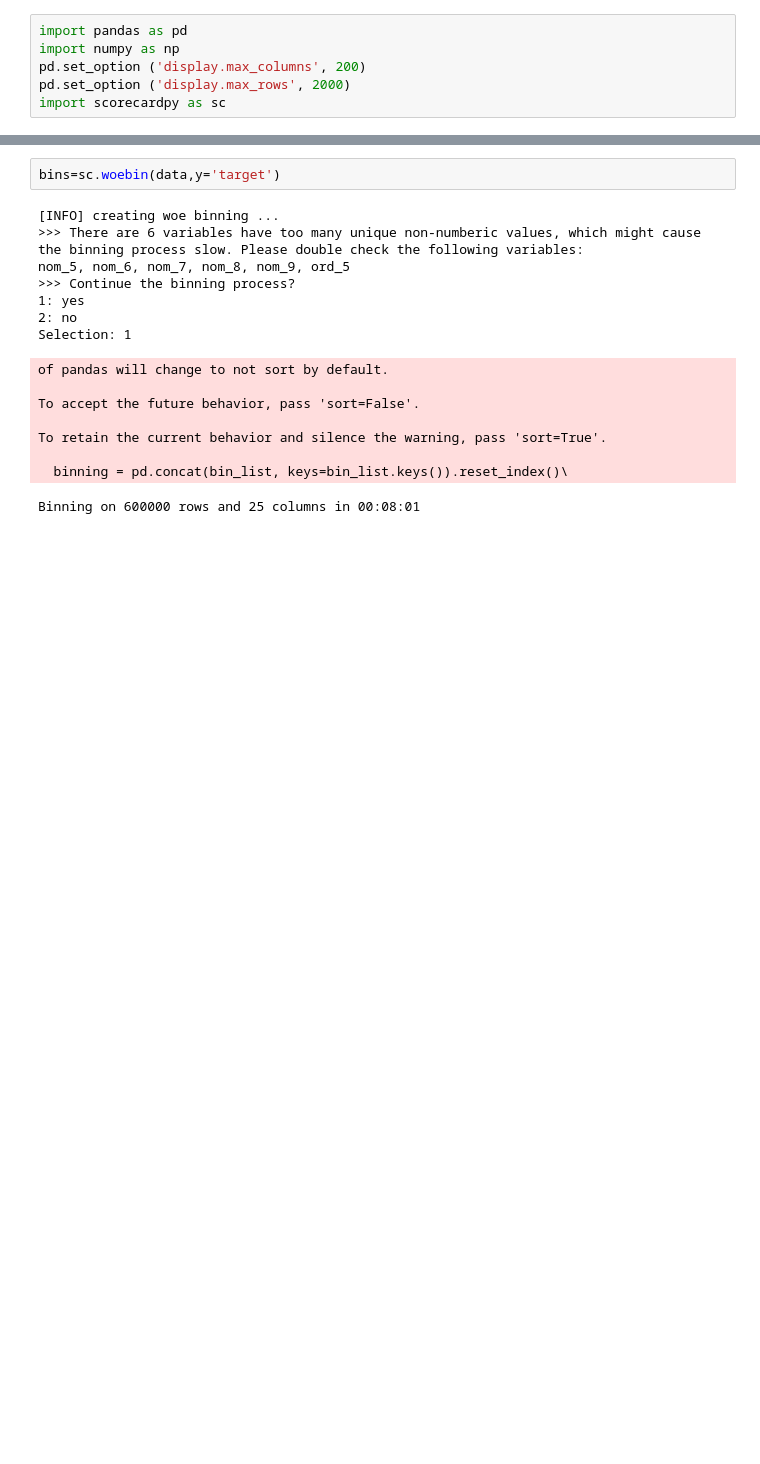
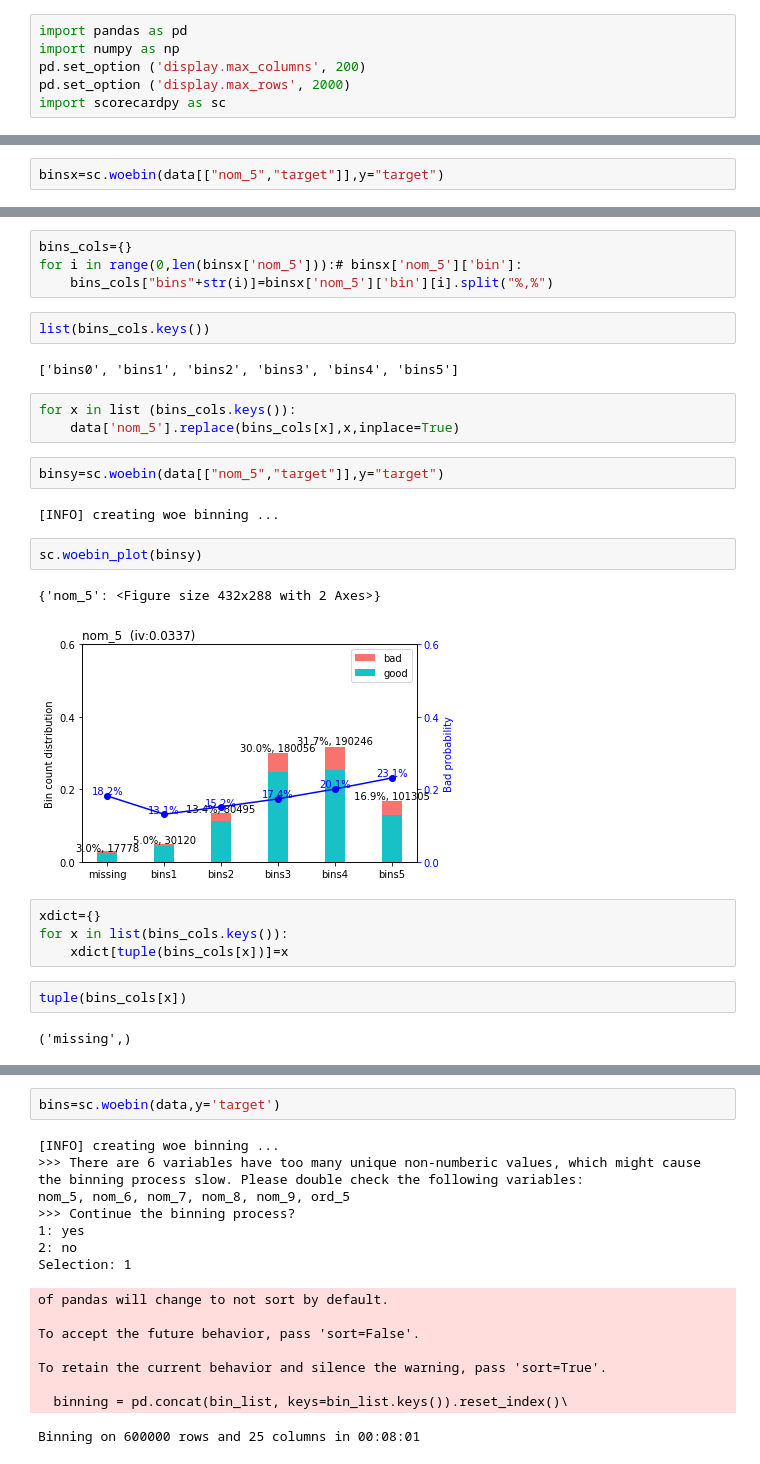
Before and after one commit to bqxiao123/Categorical-Feature-Encoding-Challenge-II, a Jupyter notebook: Untitled.ipynb, the cells around one changed output, grey strips where cells are left out. Drawn from its saved outputs; the diff is of its cells as text; blank space fills up the shorter version.

```diff
--- a/Untitled.ipynb
+++ b/Untitled.ipynb
@@ -39,0 +121,2 @@ memory usage: 114.4+ MB
+# %%
+binsx=sc.woebin(data[["nom_5","target"]],y="target")
@@ -39,0 +149,28 @@ memory usage: 114.4+ MB
+# %%
+bins_cols={}
+for i in range(0,len(binsx['nom_5'])):# binsx['nom_5']['bin']:
+    bins_cols["bins"+str(i)]=binsx['nom_5']['bin'][i].split("%,%")
+# %%
+list(bins_cols.keys())
+# %% [output]
+['bins0', 'bins1', 'bins2', 'bins3', 'bins4', 'bins5']
+# %%
+for x in list (bins_cols.keys()):
+    data['nom_5'].replace(bins_cols[x],x,inplace=True)
+# %%
+binsy=sc.woebin(data[["nom_5","target"]],y="target")
+# %% [output]
+[INFO] creating woe binning ...
+# %%
+sc.woebin_plot(binsy)
+# %% [output]
+{'nom_5': <Figure size 432x288 with 2 Axes>}
+[figure, added]
+# %%
+xdict={}
+for x in list(bins_cols.keys()):
+    xdict[tuple(bins_cols[x])]=x
+# %%
+tuple(bins_cols[x])
+# %% [output]
+('missing',)
```
Also changed, not shown: parts of 20 cells of this notebook, 1 other file.
